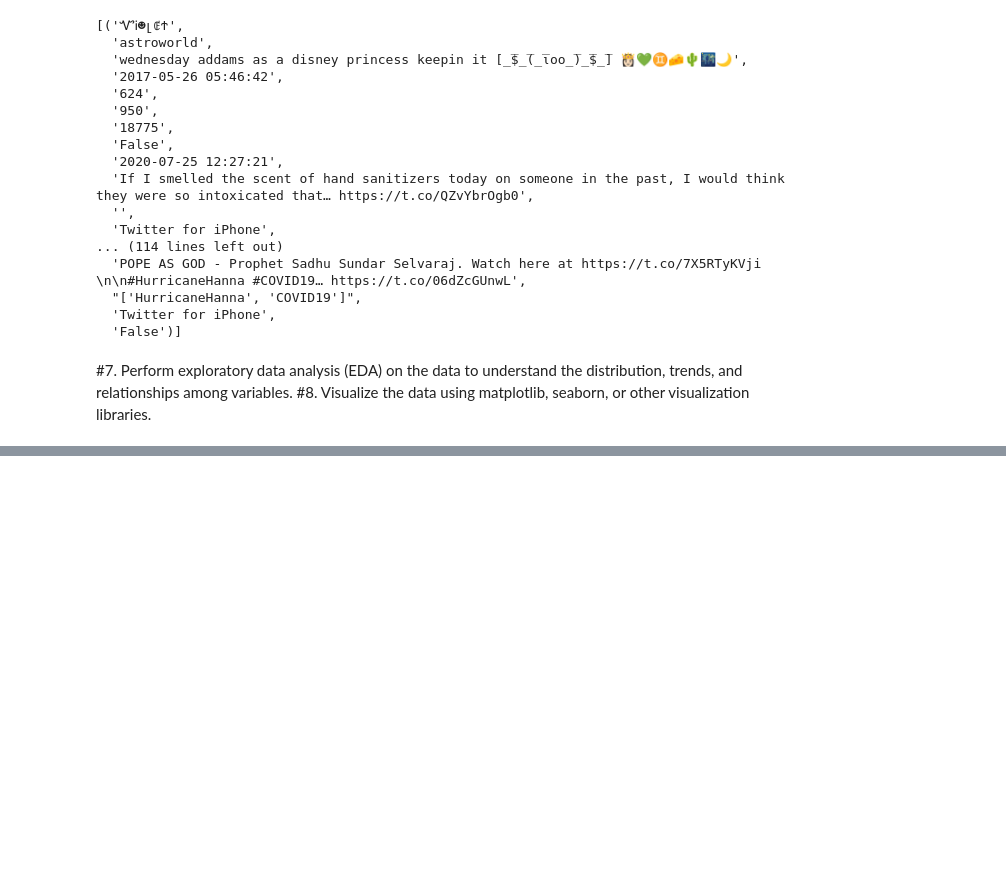
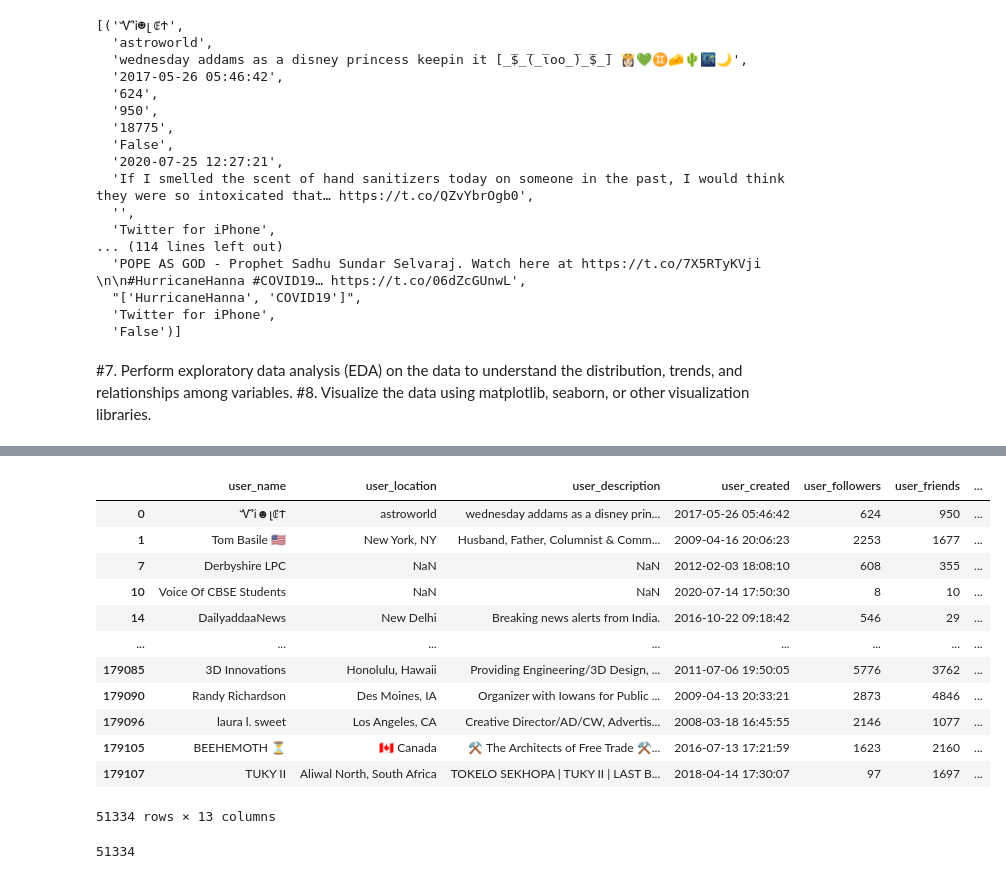
Before and after one commit to bobo-oo/Oo_Bo_Data_Science_Tool_Project, a Jupyter notebook: Oo_Bo_Data_Course_Project.ipynb, the cells around one changed output, grey strips where cells are left out. Cells and saved outputs as stored; diff of their text form; code cells hidden in the pictures; blank space fills up the shorter version.

```diff
--- a/Oo_Bo_Data_Course_Project.ipynb
+++ b/Oo_Bo_Data_Course_Project.ipynb
@@ -275,0 +356,5 @@ from  nltk.stem import SnowballStemmer
+# %%
+tweet_df_filepath = "covid19_tweets.csv"
+
+training_df = pd.read_csv("training.csv")
+tweet_df = pd.read_csv(tweet_df_filepath)
@@ -275,0 +416,20 @@ from  nltk.stem import SnowballStemmer
+# %%
+tweet_df.loc[tweet_df.hashtags.isna()]
+# %% [output]
+|  | user_name | user_location | user_description | user_created | user_followers | user_friends | ... |
+| 0 | ᏉᎥ☻լꂅϮ | astroworld | wednesday addams as a disney prin... | 2017-05-26 05:46:42 | 624 | 950 | ... |
+| 1 | Tom Basile 🇺🇸 | New York, NY | Husband, Father, Columnist & Comm... | 2009-04-16 20:06:23 | 2253 | 1677 | ... |
+| 7 | Derbyshire LPC | NaN | NaN | 2012-02-03 18:08:10 | 608 | 355 | ... |
+| 10 | Voice Of CBSE Students | NaN | NaN | 2020-07-14 17:50:30 | 8 | 10 | ... |
+| 14 | DailyaddaaNews | New Delhi | Breaking news alerts from India. | 2016-10-22 09:18:42 | 546 | 29 | ... |
+| ... | ... | ... | ... | ... | ... | ... | ... |
+| 179085 | 3D Innovations | Honolulu, Hawaii | Providing Engineering/3D Design, ... | 2011-07-06 19:50:05 | 5776 | 3762 | ... |
+| 179090 | Randy Richardson | Des Moines, IA | Organizer with Iowans for Public ... | 2009-04-13 20:33:21 | 2873 | 4846 | ... |
+| 179096 | laura l. sweet | Los Angeles, CA | Creative Director/AD/CW, Advertis... | 2008-03-18 16:45:55 | 2146 | 1077 | ... |
+| 179105 | BEEHEMOTH ⏳ | 🇨🇦 Canada | ⚒️ The Architects of Free Trade ⚒... | 2016-07-13 17:21:59 | 1623 | 2160 | ... |
+| 179107 | TUKY II | Aliwal North, South Africa | TOKELO SEKHOPA | TUKY II | LAST B... | 2018-04-14 17:30:07 | 97 | 1697 | ... |
+51334 rows × 13 columns
+# %%
+tweet_df.hashtags.isnull().sum()
+# %% [output]
+51334
```
Also changed, not shown: parts of 33 cells of this notebook.
